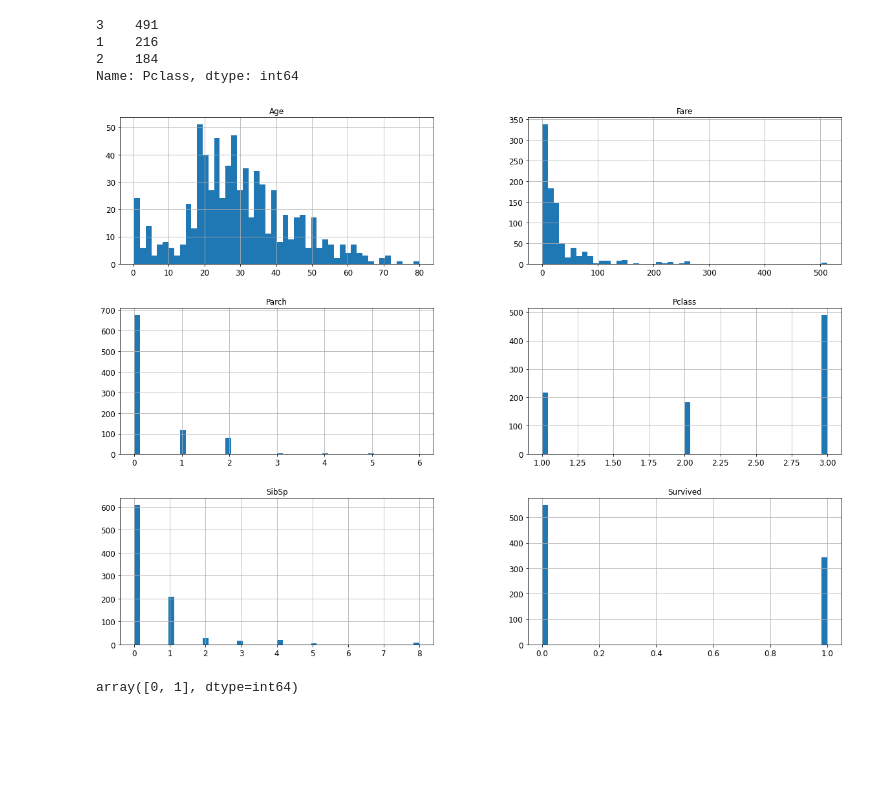
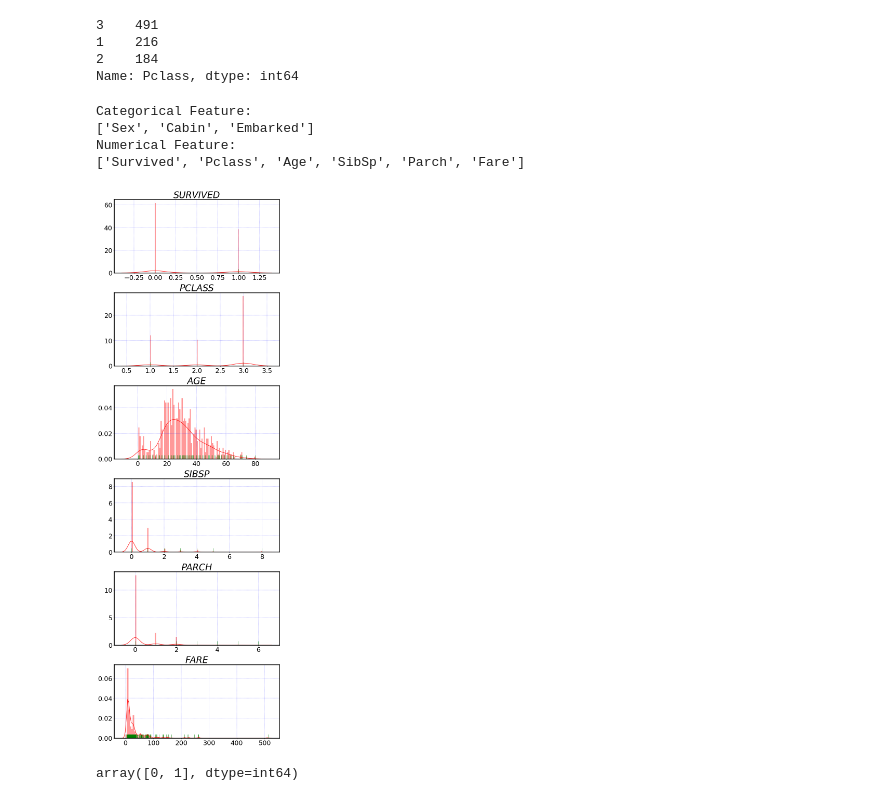
Before and after one commit to PokeyKraken/Titanic_solved, a Jupyter notebook: Titanic_solved.ipynb, the cells around one changed output. Saved outputs shown, nothing was run; the diff lists cells and outputs as text; code cells hidden in the pictures; blank space fills up the shorter version.

```diff
--- a/Titanic_solved.ipynb
+++ b/Titanic_solved.ipynb
@@ -18 +27,39 @@ warnings.filterwarnings(action='ignore' ,message='^internal gelsd')
+# %%
+def categorize(data):
+    '''Returns two lists, first containing categorical
+    features, second containing numerical features.'''
+    categorical_features=[]
+    numerical_features=[]
+    for col in data.columns:
+        if data[col].dtype==('O'):
+            #print('{} \t\t--> Categorical'.format(col.upper()))
+            categorical_features.append(col)
+        elif data[col].dtype==('int64') or data[col].dtype==('float64'):
+            #print('{} \t\t--> Numerical'.format(col.upper()))
+            numerical_features.append(col)
+
+    return categorical_features,numerical_features
+# %%
+def plot_distribution(data,features):
+    '''Plots the histogram distribution along with rugplot at bottom,
+    to get the better understanding of the underlying distribution'''
+    fig,axes = plt.subplots(len(features),1,figsize=(10,30))
+
+    #fig.suptitle('DISTRIBUTION OF FEATURES',fontsize=35,va='top')
+
+    for i,feature in enumerate(features):
+        sns.distplot(data[feature],bins=100,kde=True,color='red',ax=axes[i],
+                 rug=True,rug_kws={"color": "g"},axlabel=None)
+
+        axes[i].set_title(feature.upper(),fontsize=35,style='italic')
+        axes[i].grid(color='b', ls = '-.', lw = 0.35)
+        axes[i].set_xlabel(None)
+        axes[i].tick_params(axis='x', labelsize=25)
+        axes[i].tick_params(axis='y', labelsize=25)
+        axes[i].spines['left'].set_linewidth(3.5)
+        axes[i].spines['bottom'].set_linewidth(2.5)
+        axes[i].spines['top'].set_linewidth(2.5)
+        axes[i].spines['right'].set_linewidth(2.5)
+
+    fig.tight_layout()
 # %% [markdown]
@@ -127,13 +182,19 @@ titanic_train['Pclass'].value_counts()
 1    216
 2    184
 Name: Pclass, dtype: int64
-# %%
-%matplotlib inline
-import matplotlib.pyplot as plt
-titanic_train.hist(bins = 50 , figsize=(20,15))
-plt.show()
-# %% [output]
-[figure, removed]
+# %%
+cf,nf=categorize(data=titanic_train)  #cf = categorical features; nf= numerical features
+# %%
+print("Categorical Feature: ",cf,"Numerical Feature: ",nf,sep='\n')
+# %% [output]
+Categorical Feature:
+['Sex', 'Cabin', 'Embarked']
+Numerical Feature:
+['Survived', 'Pclass', 'Age', 'SibSp', 'Parch', 'Fare']
+# %%
+plot_distribution(data=titanic_train,features=nf)
+# %% [output]
+[figure, added]
 # %%
 titanic_train2 = titanic_train
 # %%
```
Also changed, not shown: parts of 51 cells of this notebook.
